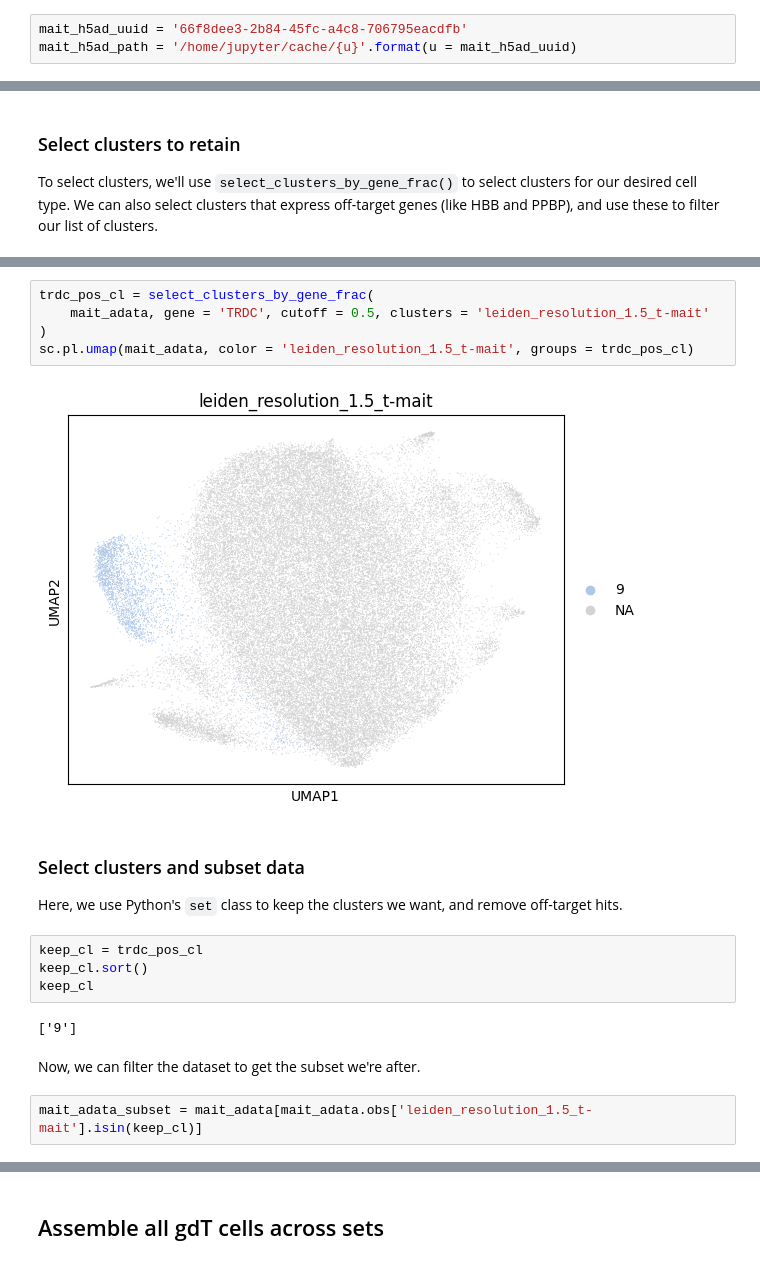
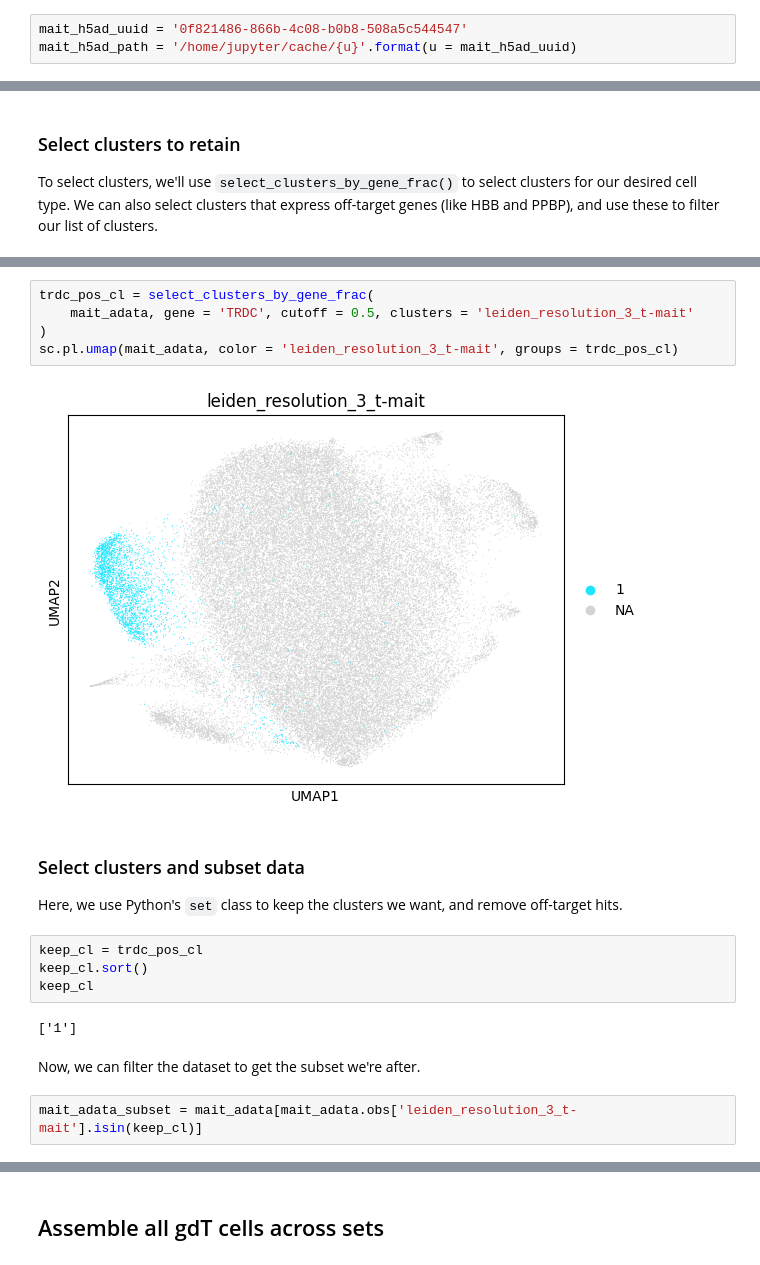
Before and after one commit to aifimmunology/aifi-healthy-pbmc-reference, a Jupyter notebook: 03-Subclustering/11h-Python_T_cells_gd.ipynb, the cells around one changed output, grey strips where cells are left out. Drawn from its saved outputs; the diff is of its cells as text.

```diff
--- a/03-Subclustering/11h-Python_T_cells_gd.ipynb
+++ b/03-Subclustering/11h-Python_T_cells_gd.ipynb
@@ -295,7 +289,7 @@ cd8_em_adata_subset.shape
 
 ### Read MAIT subclustering from HISE
 # %%
-mait_h5ad_uuid = '66f8dee3-2b84-45fc-a4c8-706795eacdfb'
+mait_h5ad_uuid = '0f821486-866b-4c08-b0b8-508a5c544547'
 mait_h5ad_path = '/home/jupyter/cache/{u}'.format(u = mait_h5ad_uuid)
 # %%
 if not os.path.isdir(mait_h5ad_path):
@@ -351,10 +345,10 @@ sc.pl.umap(mait_adata, color = 'leiden_resolution_1.5_t-mait', legend_loc = 'on
 # %%
 trdc_pos_cl = select_clusters_by_gene_frac(
-    mait_adata, gene = 'TRDC', cutoff = 0.5, clusters = 'leiden_resolution_1.5_t-mait'
+    mait_adata, gene = 'TRDC', cutoff = 0.5, clusters = 'leiden_resolution_3_t-mait'
 )
-sc.pl.umap(mait_adata, color = 'leiden_resolution_1.5_t-mait', groups = trdc_pos_cl)
+sc.pl.umap(mait_adata, color = 'leiden_resolution_3_t-mait', groups = trdc_pos_cl)
 # %% [output]
-[figure, old version]
+[figure, new version]
 # %% [markdown]
 ### Select clusters and subset data
 
@@ -364,11 +358,11 @@ keep_cl = trdc_pos_cl
 keep_cl.sort()
 keep_cl
 # %% [output]
-['9']
+['1']
 # %% [markdown]
 Now, we can filter the dataset to get the subset we're after.
 # %%
-mait_adata_subset = mait_adata[mait_adata.obs['leiden_resolution_1.5_t-mait'].isin(keep_cl)]
+mait_adata_subset = mait_adata[mait_adata.obs['leiden_resolution_3_t-mait'].isin(keep_cl)]
 # %%
 mait_adata_subset.shape
 # %% [output]
```
Also changed, not shown: parts of 14 cells of this notebook, 2 other files.
